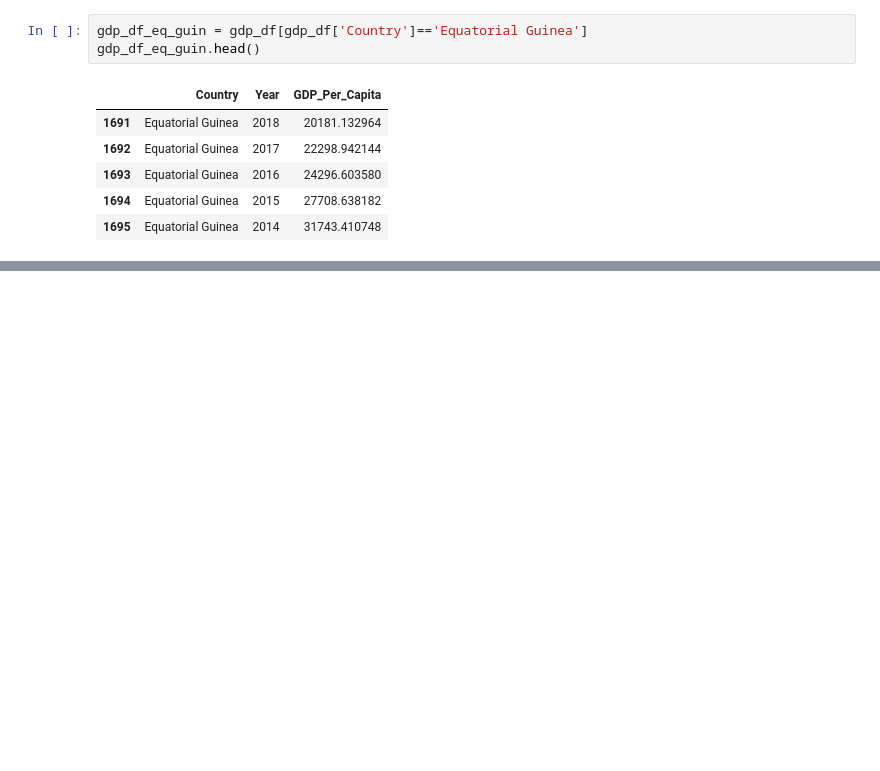
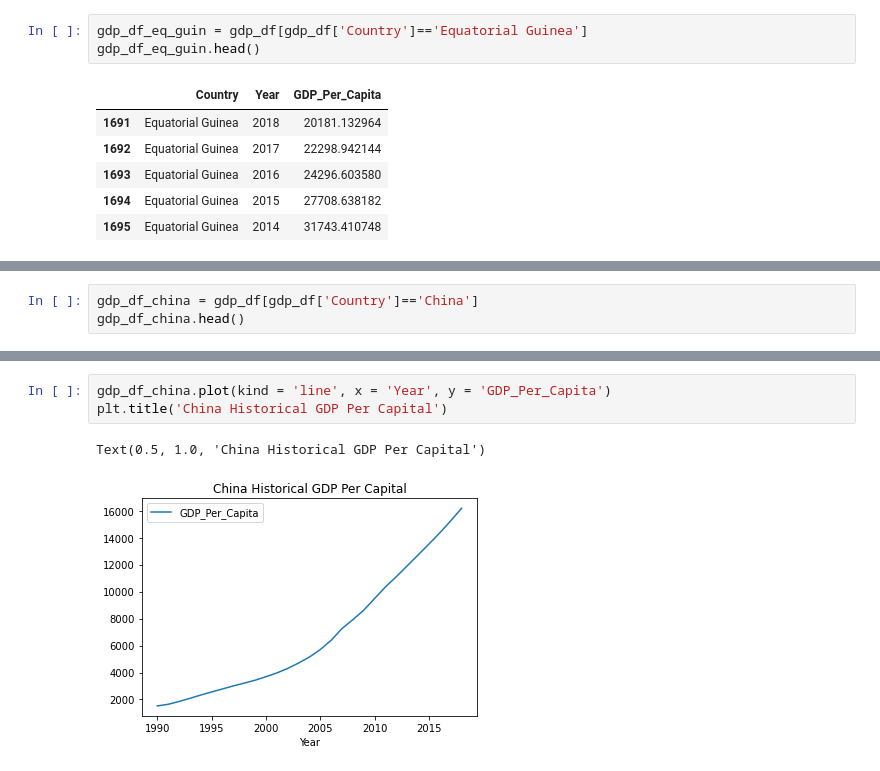
Before and after one commit to nss-data-science-cohort-4/dq1-undata-racecarfastlane, a Jupyter notebook: notebooks/UN_Data_Exploration.ipynb, the cells around one changed output, grey strips where cells are left out. Cells and saved outputs as stored; diff of their text form; blank space fills up the shorter version.

```diff
--- a/notebooks/UN_Data_Exploration.ipynb
+++ b/notebooks/UN_Data_Exploration.ipynb
@@ -267,0 +270,3 @@ plt.show()
+# %%
+gdp_df_china = gdp_df[gdp_df['Country']=='China']
+gdp_df_china.head()
@@ -267,0 +280,6 @@ plt.show()
+# %%
+gdp_df_china.plot(kind = 'line', x = 'Year', y = 'GDP_Per_Capita')
+plt.title('China Historical GDP Per Capital')
+# %% [output]
+Text(0.5, 1.0, 'China Historical GDP Per Capital')
+[figure, added]
```
Also changed, not shown: parts of 25 cells of this notebook.
